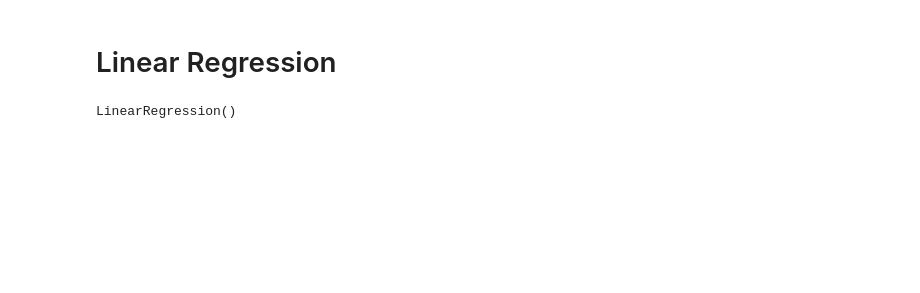
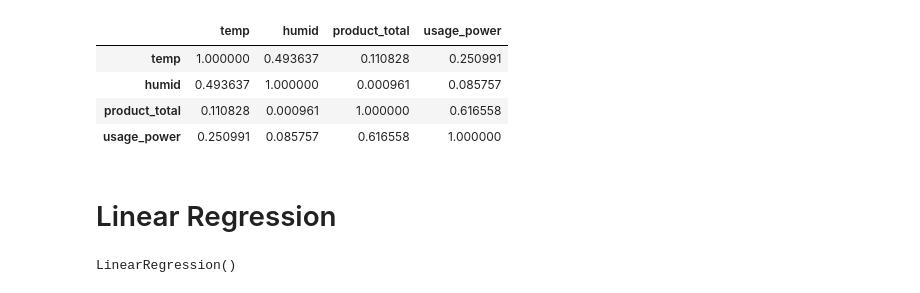
Before and after one commit to jihwanK/data_science, a Jupyter notebook: hyungah/fems_ml.ipynb, the cells around one changed output. Cells and saved outputs as stored; diff of their text form; code cells hidden in the pictures; blank space fills up the shorter version.

```diff
--- a/hyungah/fems_ml.ipynb
+++ b/hyungah/fems_ml.ipynb
@@ -28,3 +35,11 @@ sns.pairplot(df[ ['temp', 'humid', 'product_total', 'Usage_power_total'] ], diag
+# %%
+df[ key_col ].corr()
+# %% [output]
+|  | temp | humid | product_total | usage_power |
+| temp | 1.000000 | 0.493637 | 0.110828 | 0.250991 |
+| humid | 0.493637 | 1.000000 | 0.000961 | 0.085757 |
+| product_total | 0.110828 | 0.000961 | 1.000000 | 0.616558 |
+| usage_power | 0.250991 | 0.085757 | 0.616558 | 1.000000 |
 # %%
 # X: feature, y: label
 
```
Also changed, not shown: parts of 6 cells of this notebook.
